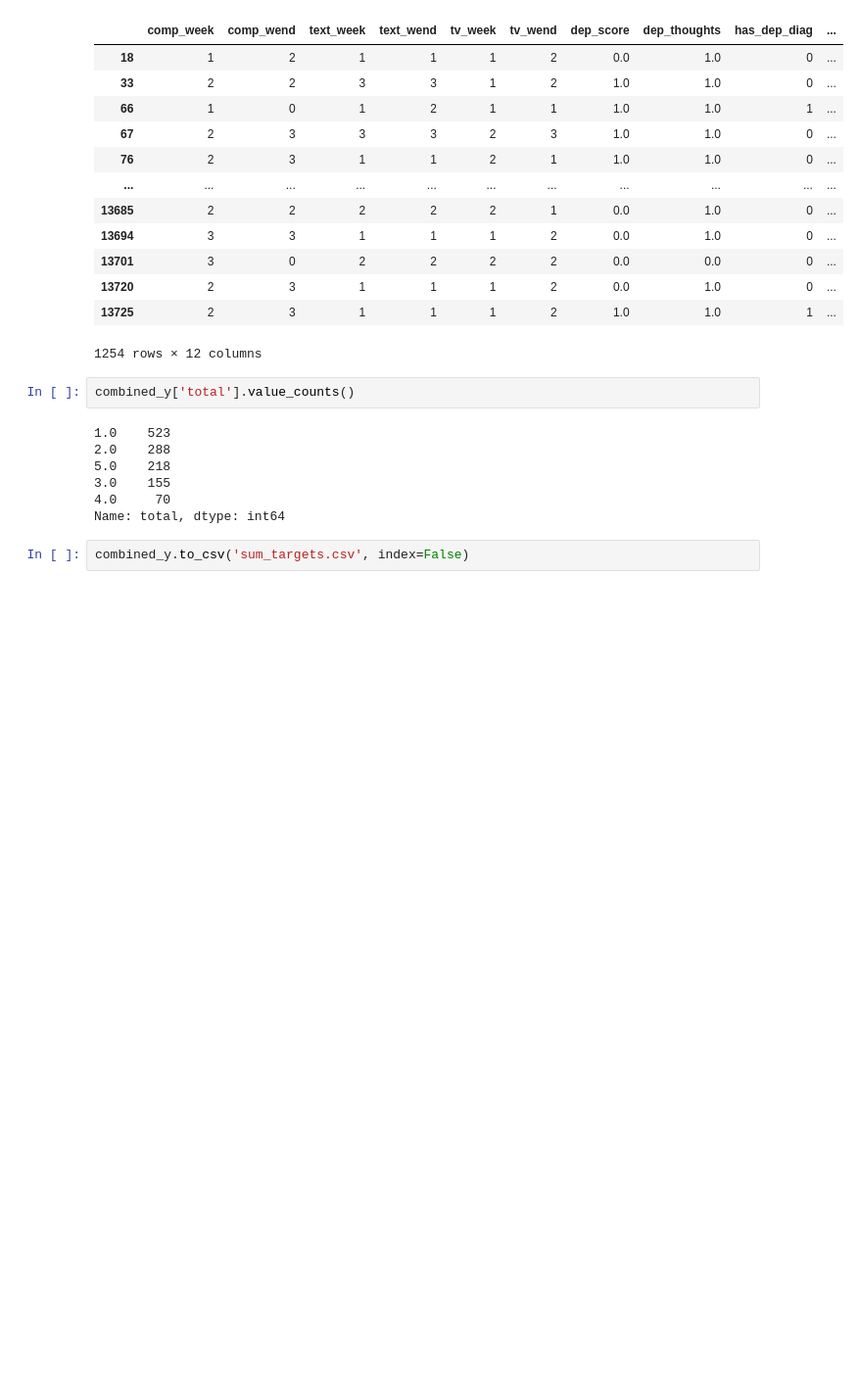
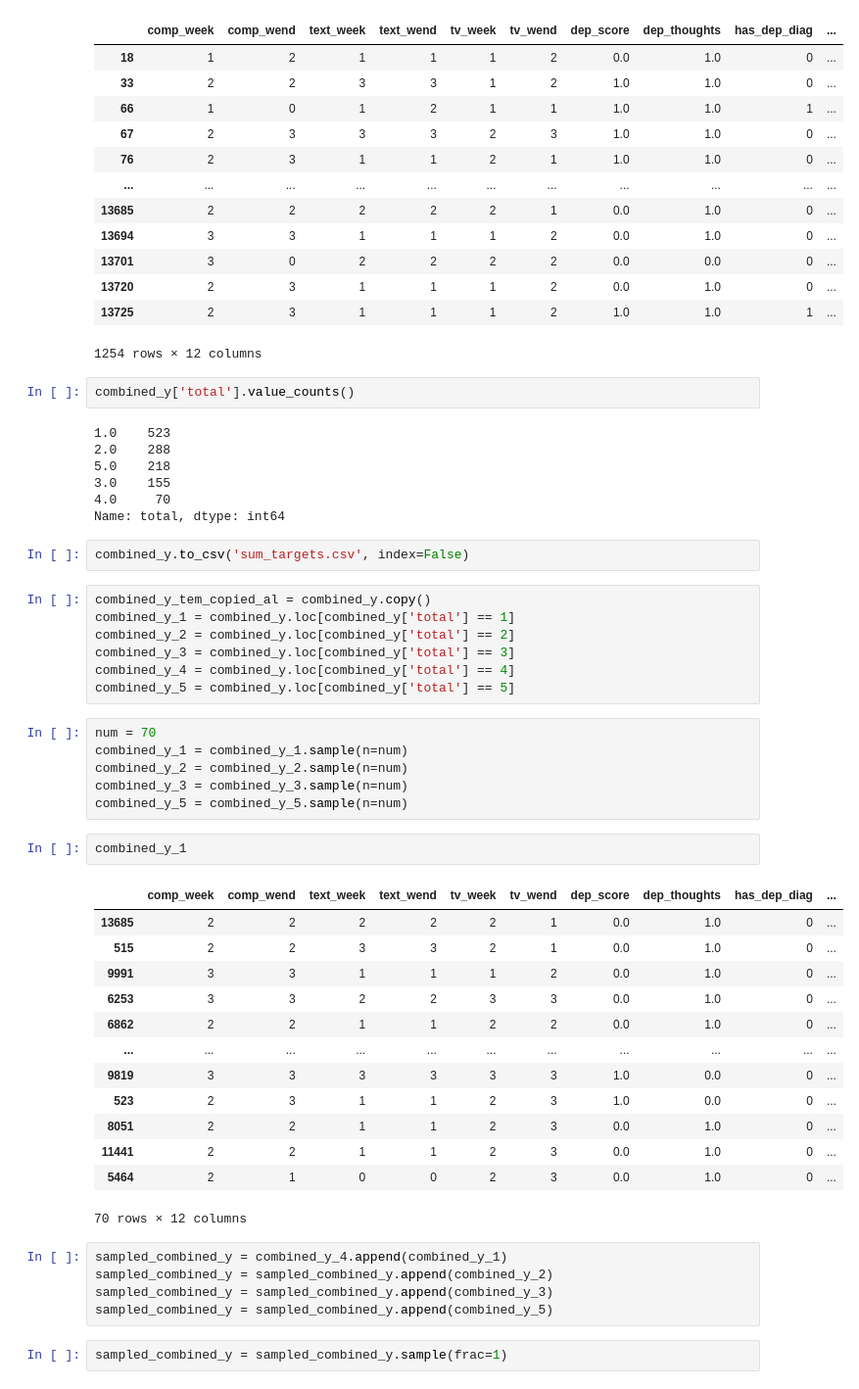
Before and after one commit to tomstark99/COMS30050, a Jupyter notebook: coursework/data/0&1/combined_y.ipynb, the cells around one changed output. Shown: that part at 98% size. Saved outputs shown, nothing was run; the diff lists cells and outputs as text; blank space fills up the shorter version.

Commit message:
Add sampled sum_y_targets.csv

```diff
--- a/coursework/data/0&1/combined_y.ipynb
+++ b/coursework/data/0&1/combined_y.ipynb
@@ -211,3 +211,39 @@ combined_y['total'].value_counts()
 Name: total, dtype: int64
 # %%
 combined_y.to_csv('sum_targets.csv', index=False)
+# %%
+combined_y_tem_copied_al = combined_y.copy()
+combined_y_1 = combined_y.loc[combined_y['total'] == 1]
+combined_y_2 = combined_y.loc[combined_y['total'] == 2]
+combined_y_3 = combined_y.loc[combined_y['total'] == 3]
+combined_y_4 = combined_y.loc[combined_y['total'] == 4]
+combined_y_5 = combined_y.loc[combined_y['total'] == 5]
+# %%
+num = 70
+combined_y_1 = combined_y_1.sample(n=num)
+combined_y_2 = combined_y_2.sample(n=num)
+combined_y_3 = combined_y_3.sample(n=num)
+combined_y_5 = combined_y_5.sample(n=num)
+# %%
+combined_y_1
+# %% [output]
+|  | comp_week | comp_wend | text_week | text_wend | tv_week | tv_wend | dep_score | dep_thoughts | has_dep_diag | ... |
+| 13685 | 2 | 2 | 2 | 2 | 2 | 1 | 0.0 | 1.0 | 0 | ... |
+| 515 | 2 | 2 | 3 | 3 | 2 | 1 | 0.0 | 1.0 | 0 | ... |
+| 9991 | 3 | 3 | 1 | 1 | 1 | 2 | 0.0 | 1.0 | 0 | ... |
+| 6253 | 3 | 3 | 2 | 2 | 3 | 3 | 0.0 | 1.0 | 0 | ... |
+| 6862 | 2 | 2 | 1 | 1 | 2 | 2 | 0.0 | 1.0 | 0 | ... |
+| ... | ... | ... | ... | ... | ... | ... | ... | ... | ... | ... |
+| 9819 | 3 | 3 | 3 | 3 | 3 | 3 | 1.0 | 0.0 | 0 | ... |
+| 523 | 2 | 3 | 1 | 1 | 2 | 3 | 1.0 | 0.0 | 0 | ... |
+| 8051 | 2 | 2 | 1 | 1 | 2 | 3 | 0.0 | 1.0 | 0 | ... |
+| 11441 | 2 | 2 | 1 | 1 | 2 | 3 | 0.0 | 1.0 | 0 | ... |
+| 5464 | 2 | 1 | 0 | 0 | 2 | 3 | 0.0 | 1.0 | 0 | ... |
+70 rows × 12 columns
+# %%
+sampled_combined_y = combined_y_4.append(combined_y_1)
+sampled_combined_y = sampled_combined_y.append(combined_y_2)
+sampled_combined_y = sampled_combined_y.append(combined_y_3)
+sampled_combined_y = sampled_combined_y.append(combined_y_5)
+# %%
+sampled_combined_y = sampled_combined_y.sample(frac=1)
```
Also changed, not shown: parts of 2 cells of this notebook, 1 other file.
